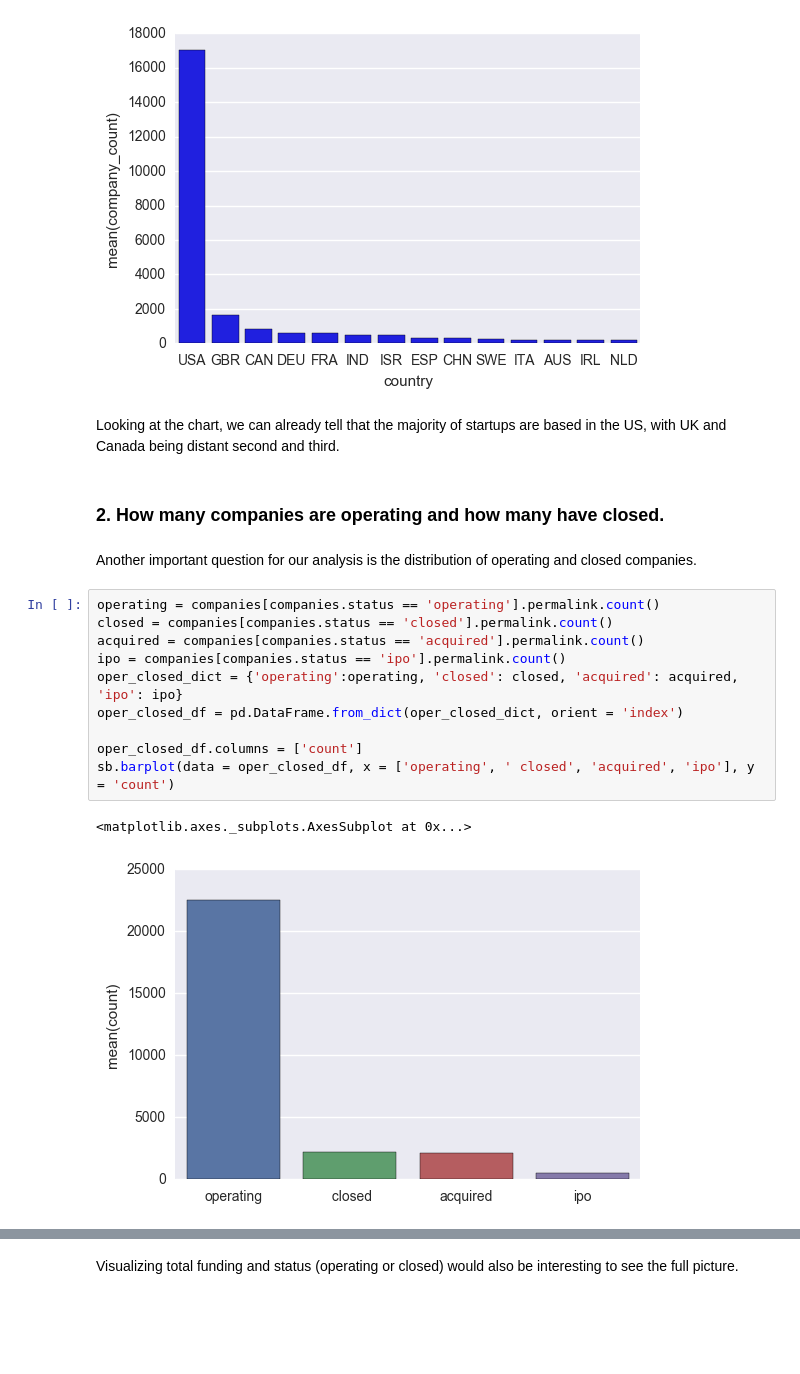
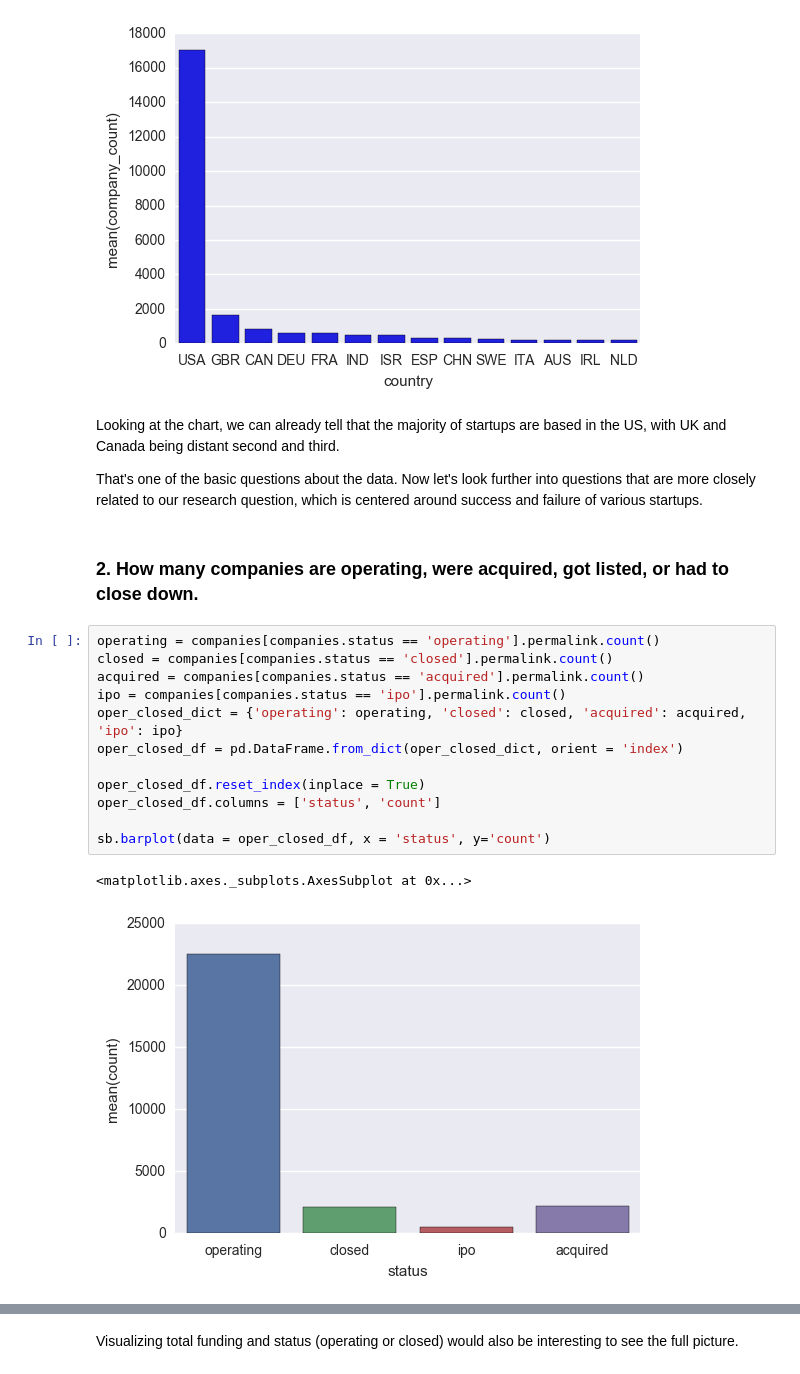
Before and after one commit to LVdatahub/Capstone-project----DS-Intensive-Springboard, a Jupyter notebook: Data story.ipynb, the cells around one changed output, grey strips where cells are left out. Drawn from its saved outputs; the diff is of its cells as text; blank space fills up the shorter version.

Commit message:
Data story as of 04 April

```diff
--- a/Data story.ipynb
+++ b/Data story.ipynb
@@ -120,20 +132,22 @@ sb.barplot(x ='country', y ='company_count', color = 'blue', data = countries_df
 [figure]
 # %% [markdown]
 Looking at the chart, we can already tell that the majority of startups are based in the US, with UK and Canada being distant second and third.
+
+That's one of the basic questions about the data. Now let's look further into questions that are more closely related to our research question, which is centered around success and failure of various startups.
 # %% [markdown]
-### 2. How many companies are operating and how many have closed.
+### 2. How many companies are operating, were acquired, got listed, or had to close down.
-# %% [markdown]
-Another important question for our analysis is the distribution of operating and closed companies.
 # %%
 operating = companies[companies.status == 'operating'].permalink.count()
 closed = companies[companies.status == 'closed'].permalink.count()
 acquired = companies[companies.status == 'acquired'].permalink.count()
 ipo = companies[companies.status == 'ipo'].permalink.count()
-oper_closed_dict = {'operating':operating, 'closed': closed, 'acquired': acquired, 'ipo': ipo}
+oper_closed_dict = {'operating': operating, 'closed': closed, 'acquired': acquired, 'ipo': ipo}
 oper_closed_df = pd.DataFrame.from_dict(oper_closed_dict, orient = 'index')
 
-oper_closed_df.columns = ['count']
-sb.barplot(data = oper_closed_df, x = ['operating', ' closed', 'acquired', 'ipo'], y = 'count')
+oper_closed_df.reset_index(inplace = True)
+oper_closed_df.columns = ['status', 'count']
+
+sb.barplot(data = oper_closed_df, x = 'status', y='count')
 # %% [output]
 <matplotlib.axes._subplots.AxesSubplot at 0x...>
-[figure, old version]
+[figure, new version]
```
Also changed, not shown: parts of 43 cells of this notebook.
